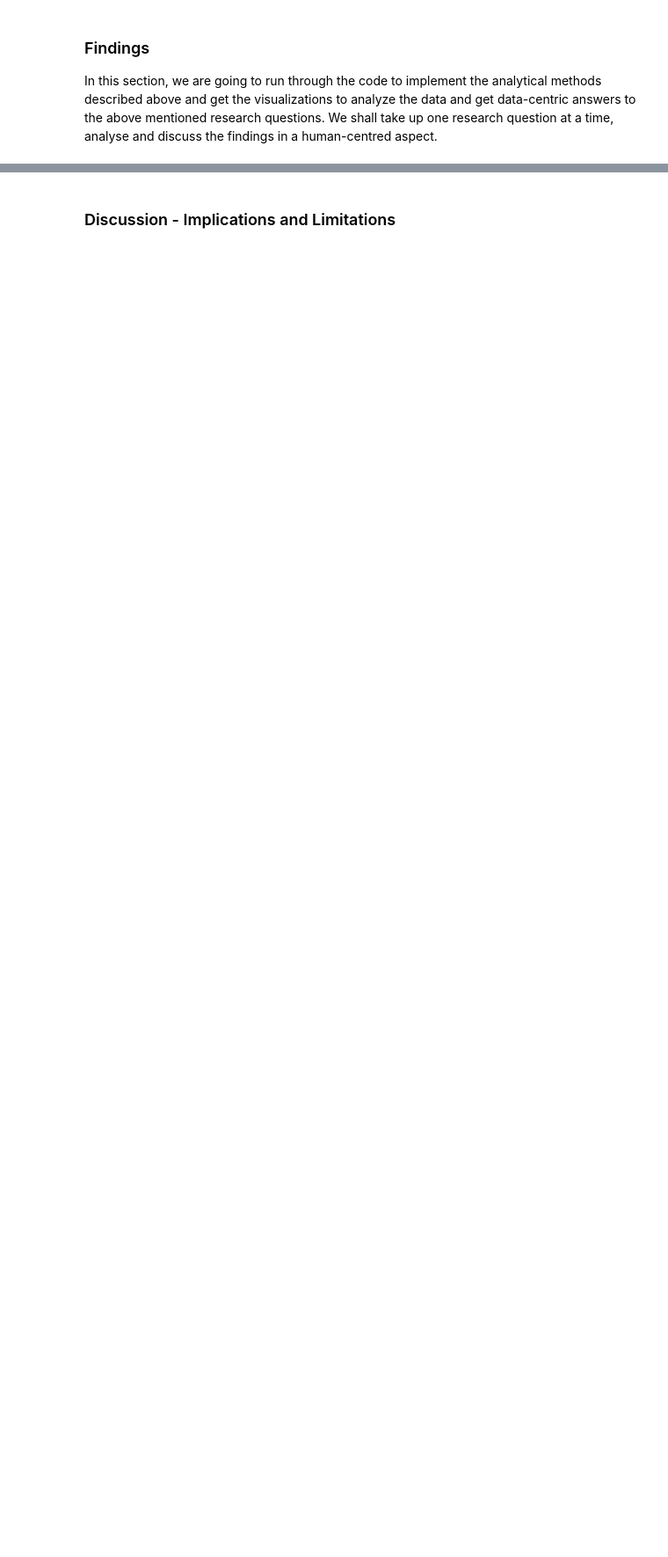
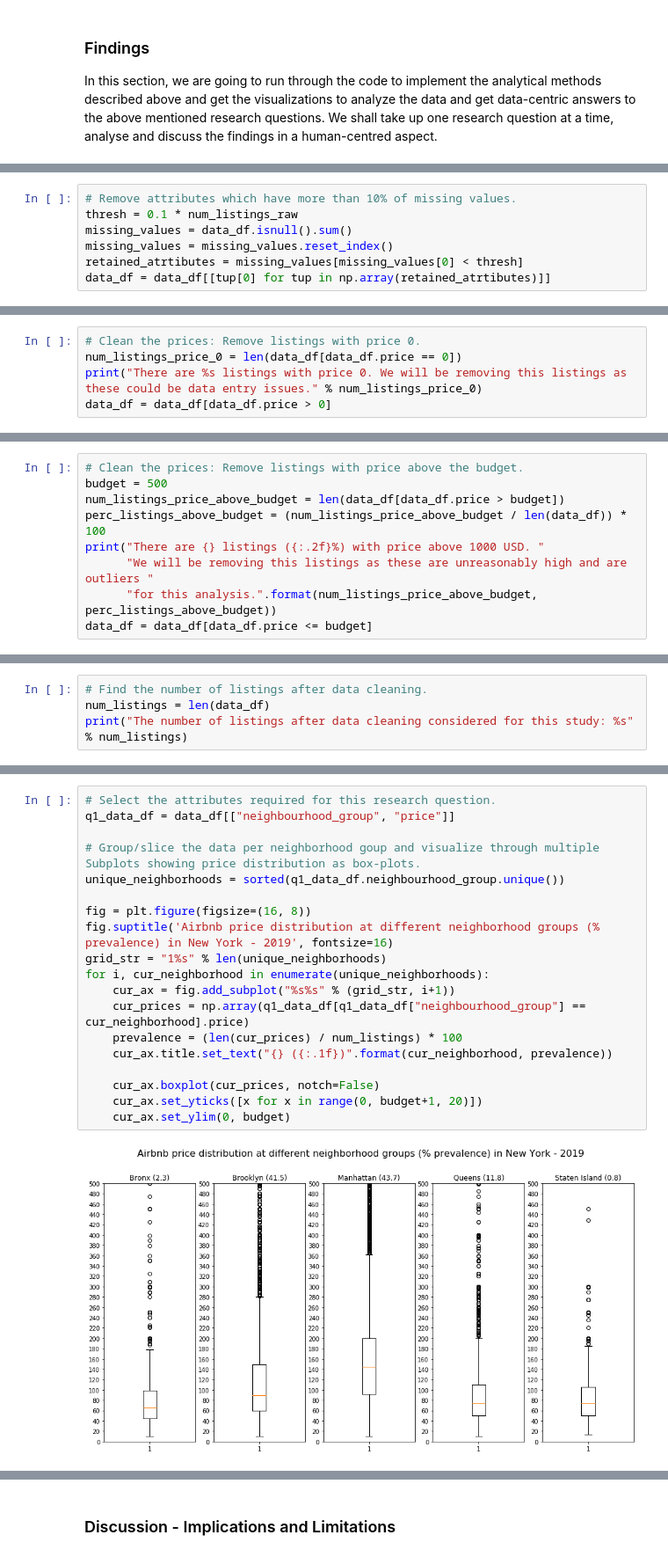
Before and after one commit to bhuvi3/DATA512-Project, a Jupyter notebook: final_project_report.ipynb, the cells around one changed output, grey strips where cells are left out. Shown at 88% size. Drawn from its saved outputs; the diff is of its cells as text; blank space fills up the shorter version.

```diff
--- a/final_project_report.ipynb
+++ b/final_project_report.ipynb
@@ -106,0 +145,7 @@ import pandas as pd  # provides functions to process structured data.
+# %%
+# Remove attributes which have more than 10% of missing values.
+thresh = 0.1 * num_listings_raw
+missing_values = data_df.isnull().sum()
+missing_values = missing_values.reset_index()
+retained_atrtibutes = missing_values[missing_values[0] < thresh]
+data_df = data_df[[tup[0] for tup in np.array(retained_atrtibutes)]]
@@ -106,0 +161,5 @@ import pandas as pd  # provides functions to process structured data.
+# %%
+# Clean the prices: Remove listings with price 0.
+num_listings_price_0 = len(data_df[data_df.price == 0])
+print("There are %s listings with price 0. We will be removing this listings as these could be data entry issues." % num_listings_price_0)
+data_df = data_df[data_df.price > 0]
@@ -106,0 +168,9 @@ import pandas as pd  # provides functions to process structured data.
+# %%
+# Clean the prices: Remove listings with price above the budget.
+budget = 500
+num_listings_price_above_budget = len(data_df[data_df.price > budget])
+perc_listings_above_budget = (num_listings_price_above_budget / len(data_df)) * 100
+print("There are {} listings ({:.2f}%) with price above 1000 USD. "
+      "We will be removing this listings as these are unreasonably high and are outliers "
+      "for this analysis.".format(num_listings_price_above_budget, perc_listings_above_budget))
+data_df = data_df[data_df.price <= budget]
@@ -106,0 +181,4 @@ import pandas as pd  # provides functions to process structured data.
+# %%
+# Find the number of listings after data cleaning.
+num_listings = len(data_df)
+print("The number of listings after data cleaning considered for this study: %s" % num_listings)
@@ -106,0 +191,21 @@ import pandas as pd  # provides functions to process structured data.
+# %%
+# Select the attributes required for this research question.
+q1_data_df = data_df[["neighbourhood_group", "price"]]
+
+# Group/slice the data per neighborhood goup and visualize through multiple Subplots showing price distribution as box-plots.
+unique_neighborhoods = sorted(q1_data_df.neighbourhood_group.unique())
+
+fig = plt.figure(figsize=(16, 8))
+fig.suptitle('Airbnb price distribution at different neighborhood groups (% prevalence) in New York - 2019', fontsize=16)
+grid_str = "1%s" % len(unique_neighborhoods)
+for i, cur_neighborhood in enumerate(unique_neighborhoods):
+    cur_ax = fig.add_subplot("%s%s" % (grid_str, i+1))
+    cur_prices = np.array(q1_data_df[q1_data_df["neighbourhood_group"] == cur_neighborhood].price)
+    prevalence = (len(cur_prices) / num_listings) * 100
+    cur_ax.title.set_text("{} ({:.1f})".format(cur_neighborhood, prevalence))
+
+    cur_ax.boxplot(cur_prices, notch=False)
+    cur_ax.set_yticks([x for x in range(0, budget+1, 20)])
+    cur_ax.set_ylim(0, budget)
+# %% [output]
+[figure, added]
```
Also changed, not shown: parts of 38 cells of this notebook.
